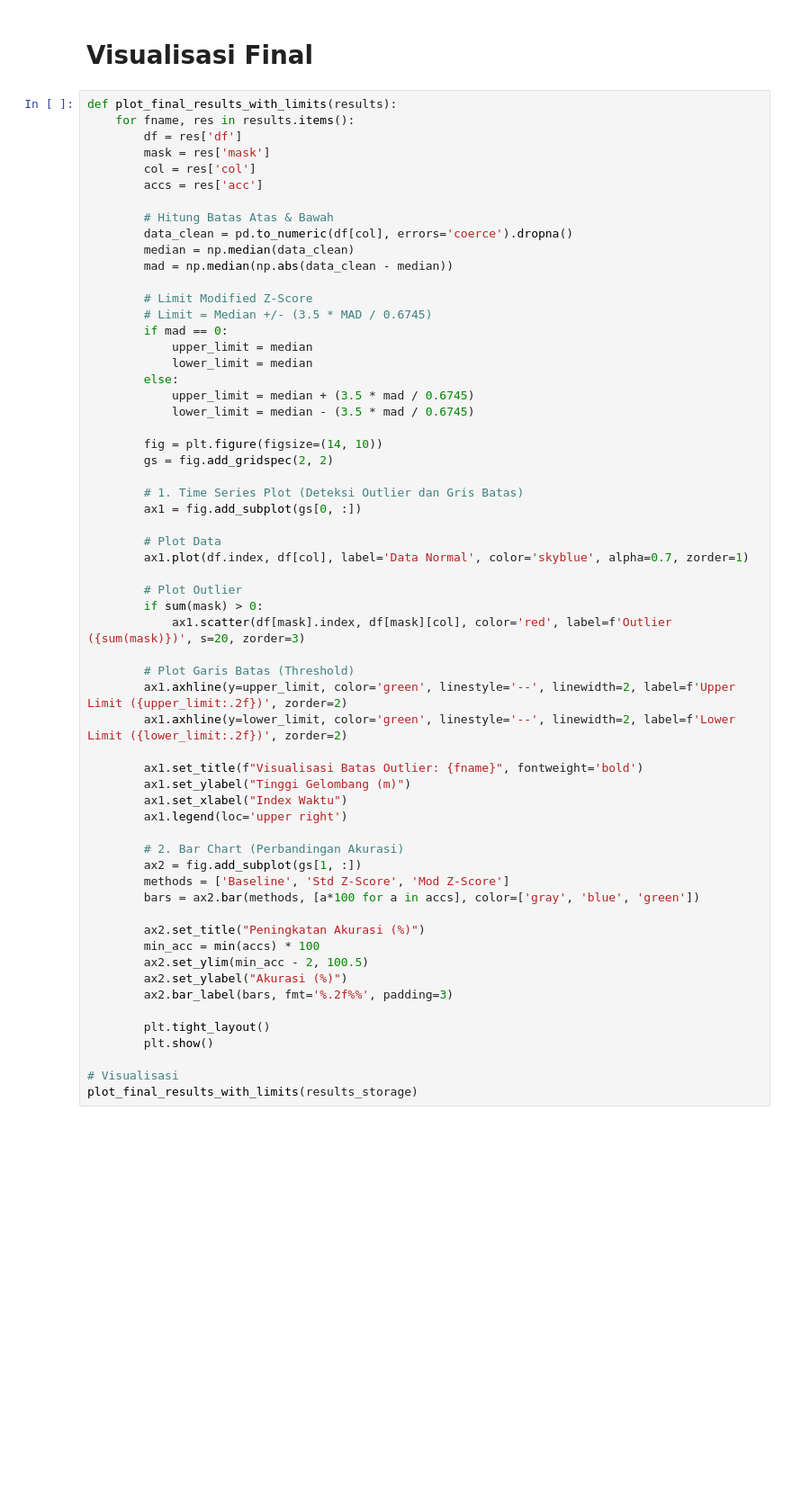
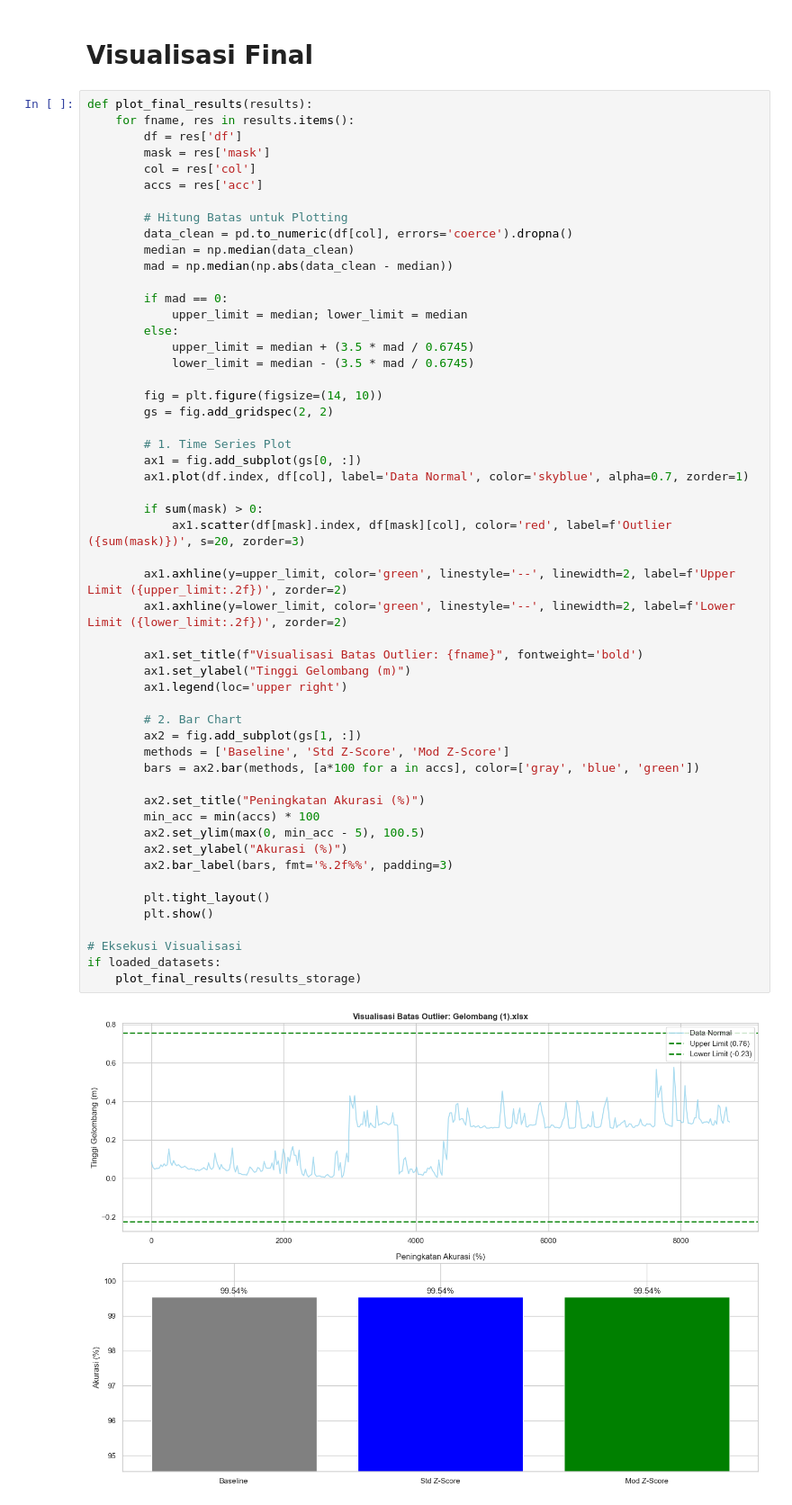
Before and after one commit to elkanajnrmanullang/TugasBesar_PenambanganData, a Jupyter notebook: main_analysis.ipynb, the cells around one changed output. Shown at 90% size. Drawn from its saved outputs; the diff is of its cells as text; blank space fills up the shorter version.

```diff
--- a/main_analysis.ipynb
+++ b/main_analysis.ipynb
@@ -218,62 +298,57 @@ analyze_thresholds(loaded_datasets)
 # %% [markdown]
 # **Visualisasi Final**
 # %%
-def plot_final_results_with_limits(results):
+def plot_final_results(results):
     for fname, res in results.items():
         df = res['df']
         mask = res['mask']
         col = res['col']
         accs = res['acc']
 
-        # Hitung Batas Atas & Bawah
+        # Hitung Batas untuk Plotting
         data_clean = pd.to_numeric(df[col], errors='coerce').dropna()
         median = np.median(data_clean)
         mad = np.median(np.abs(data_clean - median))
 
-        # Limit Modified Z-Score
-        # Limit = Median +/- (3.5 * MAD / 0.6745)
         if mad == 0:
-            upper_limit = median
-            lower_limit = median
+            upper_limit = median; lower_limit = median
         else:
             upper_limit = median + (3.5 * mad / 0.6745)
             lower_limit = median - (3.5 * mad / 0.6745)
 
         fig = plt.figure(figsize=(14, 10))
         gs = fig.add_gridspec(2, 2)
 
-        # 1. Time Series Plot (Deteksi Outlier dan Gris Batas)
+        # 1. Time Series Plot
         ax1 = fig.add_subplot(gs[0, :])
-
-        # Plot Data
         ax1.plot(df.index, df[col], label='Data Normal', color='skyblue', alpha=0.7, zorder=1)
 
-        # Plot Outlier
         if sum(mask) > 0:
             ax1.scatter(df[mask].index, df[mask][col], color='red', label=f'Outlier ({sum(mask)})', s=20, zorder=3)
 
-        # Plot Garis Batas (Threshold)
         ax1.axhline(y=upper_limit, color='green', linestyle='--', linewidth=2, label=f'Upper Limit ({upper_limit:.2f})', zorder=2)
         ax1.axhline(y=lower_limit, color='green', linestyle='--', linewidth=2, label=f'Lower Limit ({lower_limit:.2f})', zorder=2)
 
         ax1.set_title(f"Visualisasi Batas Outlier: {fname}", fontweight='bold')
         ax1.set_ylabel("Tinggi Gelombang (m)")
-        ax1.set_xlabel("Index Waktu")
         ax1.legend(loc='upper right')
 
-        # 2. Bar Chart (Perbandingan Akurasi)
+        # 2. Bar Chart
         ax2 = fig.add_subplot(gs[1, :])
         methods = ['Baseline', 'Std Z-Score', 'Mod Z-Score']
         bars = ax2.bar(methods, [a*100 for a in accs], color=['gray', 'blue', 'green'])
 
         ax2.set_title("Peningkatan Akurasi (%)")
         min_acc = min(accs) * 100
-        ax2.set_ylim(min_acc - 2, 100.5)
+        ax2.set_ylim(max(0, min_acc - 5), 100.5)
         ax2.set_ylabel("Akurasi (%)")
         ax2.bar_label(bars, fmt='%.2f%%', padding=3)
 
         plt.tight_layout()
         plt.show()
 
-# Visualisasi
-plot_final_results_with_limits(results_storage)
+# Eksekusi Visualisasi
+if loaded_datasets:
+    plot_final_results(results_storage)
+# %% [output]
+[figure, added]
```
Also changed, not shown: parts of 6 cells of this notebook, 2 other files.
